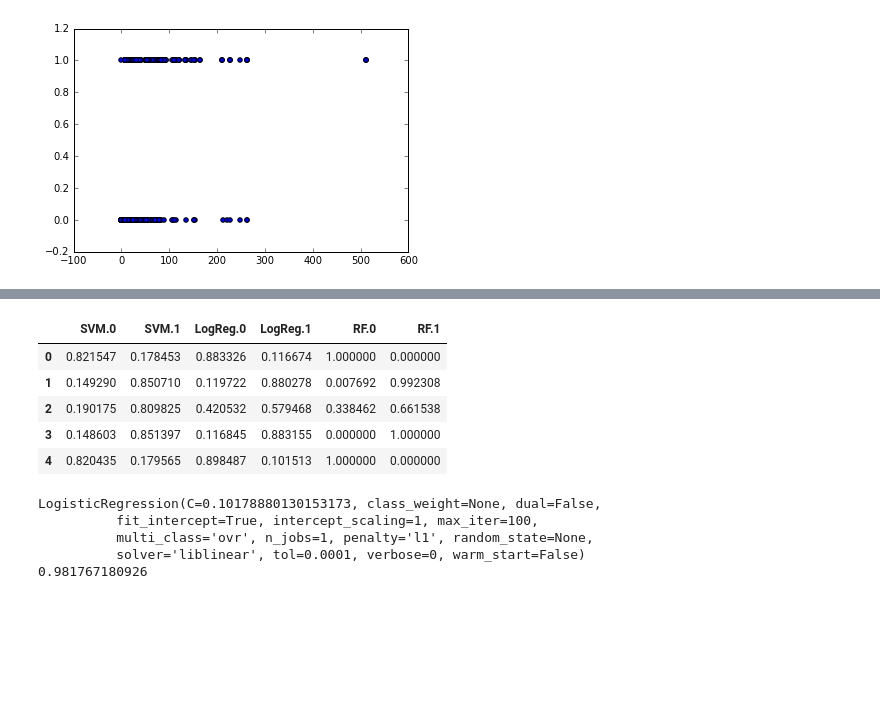
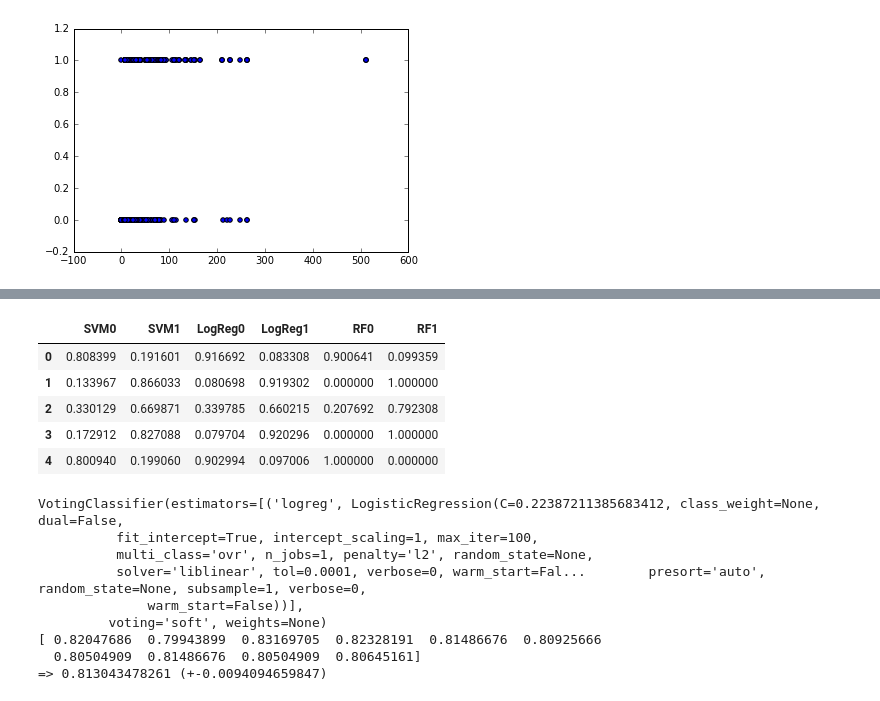
Before and after one commit to vadimnazarov/kaggle-titanic, a Jupyter notebook: titanic.ipynb, the cells around one changed output, grey strips where cells are left out. Saved outputs shown, nothing was run; the diff lists cells and outputs as text; code cells hidden in the pictures; blank space fills up the shorter version.

Commit message:
Add some new classifiers

```diff
--- a/titanic.ipynb
+++ b/titanic.ipynb
@@ -156,7 +145,7 @@ Index(['Age', 'Fare', 'Pclass_1', 'Pclass_2', 'Pclass_3', 'Sex_female',
 train_y = train['Survived']
 train_X = train.drop('Survived', 1)
 
-train_shuf = StratifiedShuffleSplit(train_y, n_iter = 10, test_size = .8, random_state = 123)
+train_shuf = StratifiedShuffleSplit(train_y, n_iter = 10, test_size = .2, random_state = 123)
 # %%
 #
 # Classifiers
@@ -288,15 +285,8 @@ SVC(C=1737.8008287493763, cache_size=200, class_weight=None, coef0=0.0,
 # Stacking
 #
 
-
-def stacking_model_predict(clf, train_X, train_y, test):
-    clf.fit(train_X, train_y)
-    return clf.predict_proba(test)
-
-
-def insert_predictions(df, pred, colname):
-    df.insert(len(df.columns), colname + ".0", pred[:,0])
-    df.insert(len(df.columns), colname + ".1", pred[:,1])
+import llama
+llama = imp.reload(llama)
 
 
 # Best SVM
@@ -307,7 +297,7 @@ SVC(C=1737.8008287493763, cache_size=200, class_weight=None, coef0=0.0,
   shrinking=True, tol=0.001, verbose=False)
 
 '''
-model_svm = svm.SVC(C=1737.8008287493763, cache_size=200, class_weight=None, coef0=0.0,
+model_svm = SVC(C=1737.8008287493763, cache_size=200, class_weight=None, coef0=0.0,
   decision_function_shape=None, degree=2, gamma=0.21000000000000002,
   kernel='rbf', max_iter=-1, probability=True, random_state=None,
   shrinking=True, tol=0.001, verbose=False)
@@ -316,57 +306,78 @@ model_svm = svm.SVC(C=1737.8008287493763, cache_size=200, class_weight=None, coe
 # Best LogReg
 '''
 LogisticRegression(C=0.22387211385683412, class_weight=None, dual=False,
           fit_intercept=True, intercept_scaling=1, max_iter=100,
           multi_class='ovr', n_jobs=1, penalty='l2', random_state=None,
           solver='liblinear', tol=0.0001, verbose=0, warm_start=False)
 '''
-model_logreg = linear_model.LogisticRegression(C=0.22387211385683412, class_weight=None, dual=False,
+model_logreg = LogisticRegression(C=0.22387211385683412, class_weight=None, dual=False,
           fit_intercept=True, intercept_scaling=1, max_iter=100,
           multi_class='ovr', n_jobs=1, penalty='l2', random_state=None,
           solver='liblinear', tol=0.0001, verbose=0, warm_start=False)
 
 # Best RF
 '''
 RandomForestClassifier(bootstrap=True, class_weight=None, criterion='entropy',
             max_depth=None, max_features=3, max_leaf_nodes=None,
             min_samples_leaf=1, min_samples_split=2,
             min_weight_fraction_leaf=0.0, n_estimators=130, n_jobs=1,
             oob_score=False, random_state=None, verbose=0,
             warm_start=False)
 '''
-model_rf = ensemble.RandomForestClassifier(bootstrap=True, class_weight=None, criterion='entropy',
+model_rf = RandomForestClassifier(bootstrap=True, class_weight=None, criterion='entropy',
             max_depth=None, max_features=3, max_leaf_nodes=None,
             min_samples_leaf=1, min_samples_split=2,
             min_weight_fraction_leaf=0.0, n_estimators=130, n_jobs=1,
             oob_score=False, random_state=None, verbose=0,
             warm_start=False)
 
+# Best GB
+model_gb = GradientBoostingClassifier(init=None, learning_rate=0.1, loss='deviance',
+                                      max_depth=2, max_features=5, max_leaf_nodes=None,
+                                      min_samples_leaf=1, min_samples_split=2, min_weight_fraction_leaf=0.0,
+                                      n_estimators=50, presort='auto', random_state=None, subsample=1,
+                                      verbose=0, warm_start=False)
+
 
 df = DataFrame()
-insert_predictions(df, stacking_model_predict(model_svm, train_X, train_y, train_X), 'SVM')
-insert_predictions(df, stacking_model_predict(model_logreg, train_X, train_y, train_X), 'LogReg')
-insert_predictions(df, stacking_model_predict(model_rf, train_X, train_y, train_X), 'RF')
+llama.insert_predictions(df, llama.stacking_model_predict(model_svm, train_X, train_y, train_X), 'SVM')
+llama.insert_predictions(df, llama.stacking_model_predict(model_logreg, train_X, train_y, train_X), 'LogReg')
+llama.insert_predictions(df, llama.stacking_model_predict(model_rf, train_X, train_y, train_X), 'RF')
 df.head()
 # %% [output]
-|  | SVM.0 | SVM.1 | LogReg.0 | LogReg.1 | RF.0 | RF.1 |
-| 0 | 0.821547 | 0.178453 | 0.883326 | 0.116674 | 1.000000 | 0.000000 |
-| 1 | 0.149290 | 0.850710 | 0.119722 | 0.880278 | 0.007692 | 0.992308 |
-| 2 | 0.190175 | 0.809825 | 0.420532 | 0.579468 | 0.338462 | 0.661538 |
-| 3 | 0.148603 | 0.851397 | 0.116845 | 0.883155 | 0.000000 | 1.000000 |
-| 4 | 0.820435 | 0.179565 | 0.898487 | 0.101513 | 1.000000 | 0.000000 |
+|  | SVM0 | SVM1 | LogReg0 | LogReg1 | RF0 | RF1 |
+| 0 | 0.808399 | 0.191601 | 0.916692 | 0.083308 | 0.900641 | 0.099359 |
+| 1 | 0.133967 | 0.866033 | 0.080698 | 0.919302 | 0.000000 | 1.000000 |
+| 2 | 0.330129 | 0.669871 | 0.339785 | 0.660215 | 0.207692 | 0.792308 |
+| 3 | 0.172912 | 0.827088 | 0.079704 | 0.920296 | 0.000000 | 1.000000 |
+| 4 | 0.800940 | 0.199060 | 0.902994 | 0.097006 | 1.000000 | 0.000000 |
 # %%
-parameters = {'C': 10.**numpy.arange(-1.4, -.9, .0001), 'penalty': ['l1']}
-stack_model = linear_model.LogisticRegression()
-gs = GridSearchCV(stack_model, parameters, n_jobs = 4, cv = train_shuf)
-gs = gs.fit(df, train_y)
-print(gs.best_estimator_)
-print(gs.best_score_)
+# parameters = {'C': 10.**numpy.arange(-1.4, -.9, .0001), 'penalty': ['l1']}
+# stack_model = linear_model.LogisticRegression()
+stack_model = VotingClassifier(estimators = [#("svm", model_svm),
+                                             ("logreg", model_logreg),
+                                             ("rf", model_rf),
+                                             ("gb", model_gb)],
+                               voting = 'soft')
+# gs = GridSearchCV(stack_model, parameters, n_jobs = 4, cv = train_shuf)
+# gs = gs.fit(df, train_y)
+# print(gs.best_estimator_)
+# print(gs.best_score_)
+
+
+print(stack_model)
+score = cross_val_score(stack_model, train_X, train_y, cv=train_shuf)
+print(score, '\n=> ', score.mean(), ' (+-', score.std(),')\n', sep = '')
 # %% [output]
-LogisticRegression(C=0.10178880130153173, class_weight=None, dual=False,
+VotingClassifier(estimators=[('logreg', LogisticRegression(C=0.22387211385683412, class_weight=None, dual=False,
           fit_intercept=True, intercept_scaling=1, max_iter=100,
-          multi_class='ovr', n_jobs=1, penalty='l1', random_state=None,
-          solver='liblinear', tol=0.0001, verbose=0, warm_start=False)
-0.981767180926
+          multi_class='ovr', n_jobs=1, penalty='l2', random_state=None,
+          solver='liblinear', tol=0.0001, verbose=0, warm_start=Fal...        presort='auto', random_state=None, subsample=1, verbose=0,
+              warm_start=False))],
+         voting='soft', weights=None)
+[ 0.82047686  0.79943899  0.83169705  0.82328191  0.81486676  0.80925666
+  0.80504909  0.81486676  0.80504909  0.80645161]
+=> 0.813043478261 (+-0.0094094659847)
 # %%
 #
 # Writing the stacking output
```
Also changed, not shown: parts of 10 cells of this notebook.
